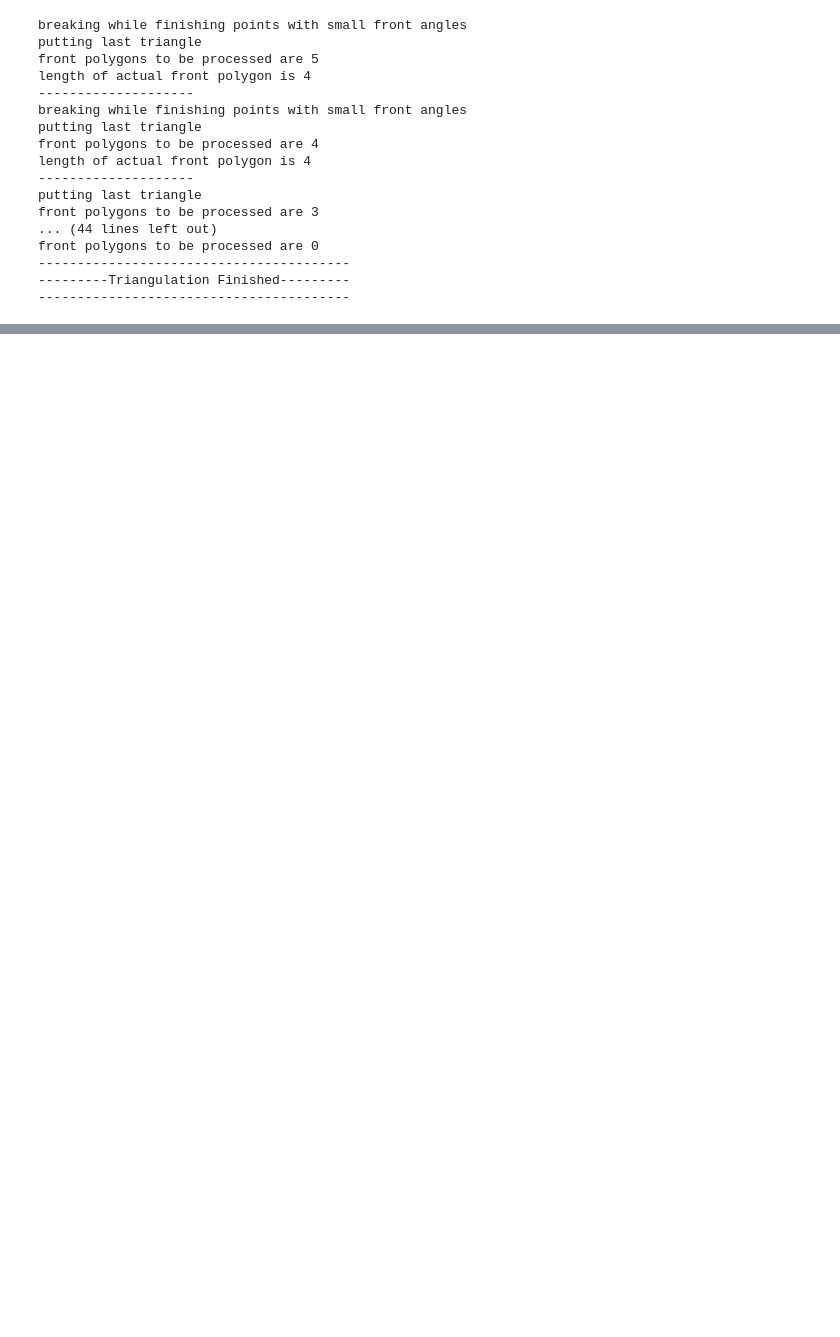
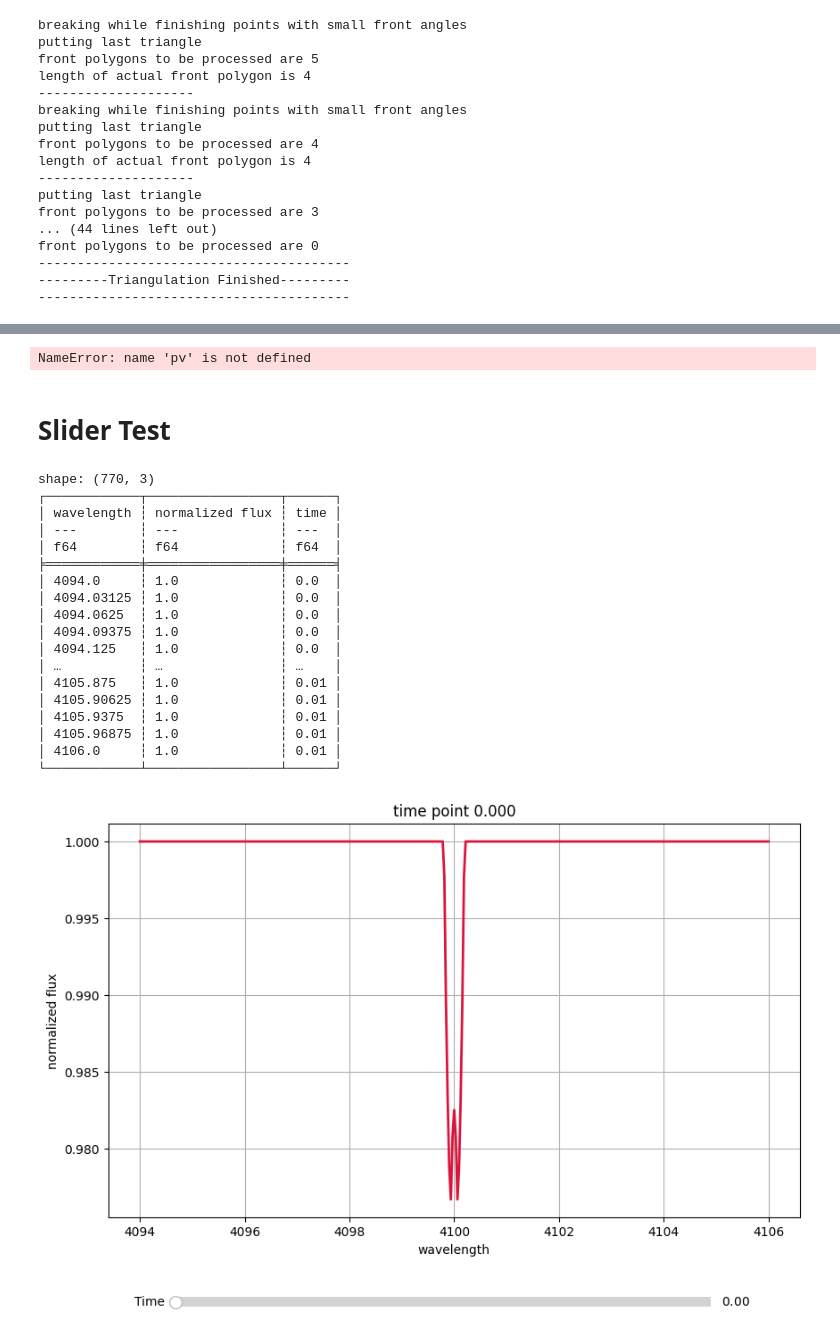
Before and after one commit to R-Oc-A/HackathonPastryLPV, a Jupyter notebook: FirstRun.ipynb, the cells around one changed output, grey strips where cells are left out. Cells and saved outputs as stored; diff of their text form; code cells hidden in the pictures; blank space fills up the shorter version.

```diff
--- a/FirstRun.ipynb
+++ b/FirstRun.ipynb
@@ -330,0 +363,11 @@ Widget(value='<iframe src="http://localhost:42639/index.html?ui=P_0x713ab65d9590
+# %%
+html_plotter = pv.Plotter(notebook=True)
+actor = hml_plotter.add_mesh(mesh,color='magenta',show_edges=True)
+html_plotter.reset_camera()
+html_plotter.set_position([0,4,-1])
+html_plotter.set_viewup([0,-1,-1])
+html_plotter.show()
+# %% [output]
+NameError: name 'pv' is not defined
+# %% [markdown]
+# Slider Test
@@ -330,0 +376,23 @@ Widget(value='<iframe src="http://localhost:42639/index.html?ui=P_0x713ab65d9590
+# %%
+print(wavelength_df)
+plot_pl.plot_slider(wavelength_df)
+# %% [output]
+shape: (770, 3)
+┌────────────┬─────────────────┬──────┐
+│ wavelength ┆ normalized flux ┆ time │
+│ ---        ┆ ---             ┆ ---  │
+│ f64        ┆ f64             ┆ f64  │
+╞════════════╪═════════════════╪══════╡
+│ 4094.0     ┆ 1.0             ┆ 0.0  │
+│ 4094.03125 ┆ 1.0             ┆ 0.0  │
+│ 4094.0625  ┆ 1.0             ┆ 0.0  │
+│ 4094.09375 ┆ 1.0             ┆ 0.0  │
+│ 4094.125   ┆ 1.0             ┆ 0.0  │
+│ …          ┆ …               ┆ …    │
+│ 4105.875   ┆ 1.0             ┆ 0.01 │
+│ 4105.90625 ┆ 1.0             ┆ 0.01 │
+│ 4105.9375  ┆ 1.0             ┆ 0.01 │
+│ 4105.96875 ┆ 1.0             ┆ 0.01 │
+│ 4106.0     ┆ 1.0             ┆ 0.01 │
+└────────────┴─────────────────┴──────┘
+[figure, added]
```
Also changed, not shown: parts of 14 cells of this notebook, 2 other files.
